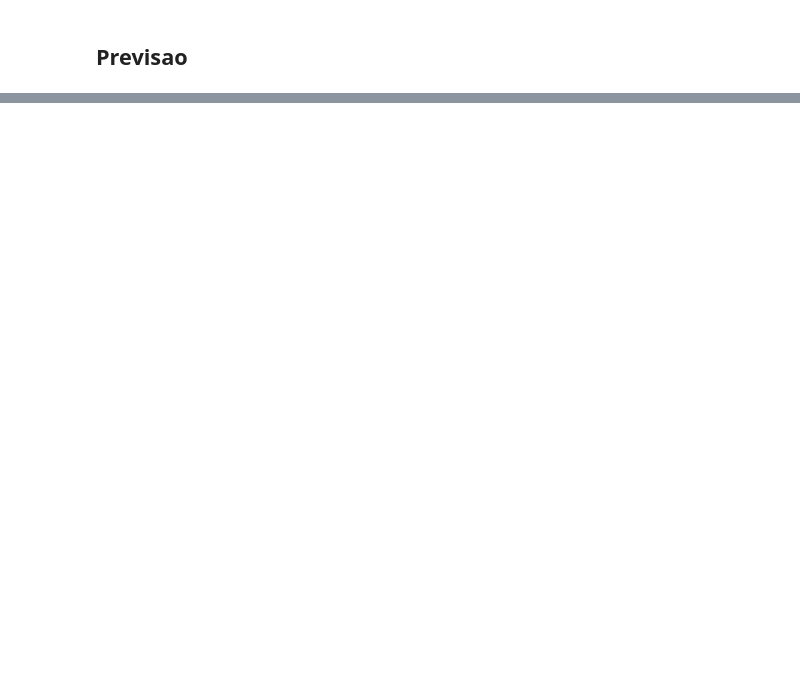
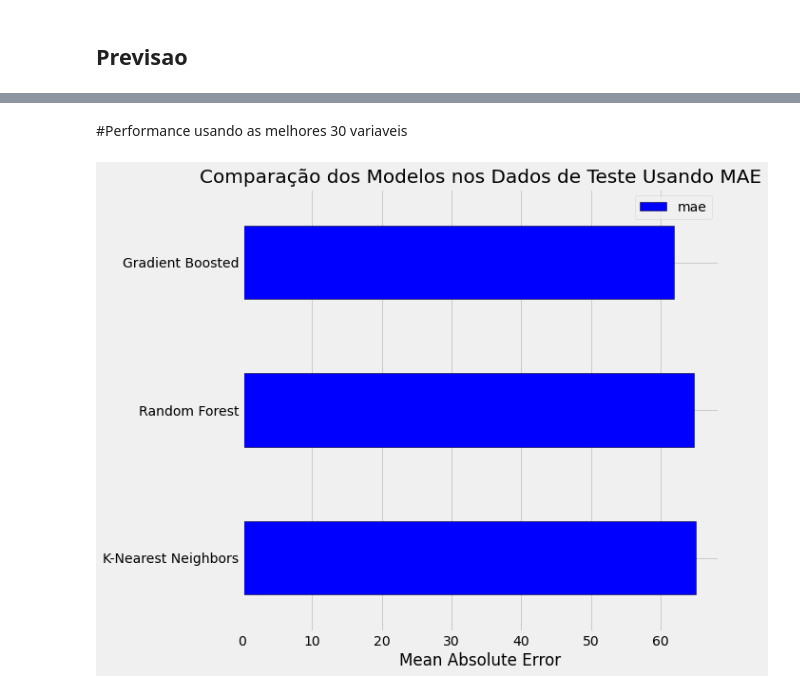
Before and after one commit to silviolima07/animaeduca, a Jupyter notebook: Anima_Enem.ipynb, the cells around one changed output, grey strips where cells are left out. Saved outputs shown, nothing was run; the diff lists cells and outputs as text; code cells hidden in the pictures; blank space fills up the shorter version.

```diff
--- a/Anima_Enem.ipynb
+++ b/Anima_Enem.ipynb
@@ -74,3 +98,23 @@ def sum_and_plot_importances(variables, importances):
         sum_importances = sum_importances.append(this_variable, ignore_index = True)
     plt.scatter(sum_importances.index, sum_importances.iloc[:,1])
     return sum_importances
+# %%
+def plot_models(knn_mae, gradient_boosted_mae, random_forest_mae):
+    plt.style.use('fivethirtyeight')
+    figsize(8, 8)
+
+
+    # Dataframe to hold the results
+    model_comparison = pd.DataFrame({'model': [
+                                           'Random Forest', 'Gradient Boosted',
+                                            'K-Nearest Neighbors'],
+                                 'mae': [random_forest_mae,
+                                         gradient_boosted_mae, knn_mae]})
+
+    # Horizontal bar chart of test mae
+    model_comparison.sort_values('mae', ascending = False).plot(x = 'model', y = 'mae', kind = 'barh',
+                                                           color = 'blue', edgecolor = 'black')
+
+    # Plot formatting
+    plt.ylabel(''); plt.yticks(size = 14); plt.xlabel('Mean Absolute Error'); plt.xticks(size = 14)
+    plt.title('Comparação dos Modelos nos Dados de Teste Usando MAE', size = 20);
@@ -1238,0 +1277,7 @@ random_cv = RandomizedSearchCV(estimator=model,
+# %%
+%%time
+random_forest = RandomForestRegressor(random_state=60)
+
+random_forest_mae_30 = fit_and_evaluate(random_forest)
+
+print('Performance do Random Forest Regression nos dados de teste: MAE = %0.4f' % random_forest_mae_30)
@@ -1238,0 +1288,7 @@ random_cv = RandomizedSearchCV(estimator=model,
+# %%
+%%time
+gradient_boosted = GradientBoostingRegressor(random_state=60)
+
+gradient_boosted_mae_30 = fit_and_evaluate(gradient_boosted)
+
+print('Performance do Gradient Boosted Regression nos dados de teste: MAE = %0.4f' % gradient_boosted_mae_30)
@@ -1238,0 +1299,6 @@ random_cv = RandomizedSearchCV(estimator=model,
+# %%
+%%time
+knn = KNeighborsRegressor(n_neighbors=10)
+knn_mae_30 = fit_and_evaluate(knn)
+
+print('Performance do K-Nearest Neighbors Regression nos dados de teste: MAE = %0.4f' % knn_mae_30)
@@ -1238,0 +1309,6 @@ random_cv = RandomizedSearchCV(estimator=model,
+# %% [markdown]
+#Performance usando as melhores 30 variaveis
+# %%
+plot_models(knn_mae_30, gradient_boosted_mae_30, random_forest_mae_30)
+# %% [output]
+[figure, added]
```
Also changed, not shown: parts of 174 cells of this notebook.
